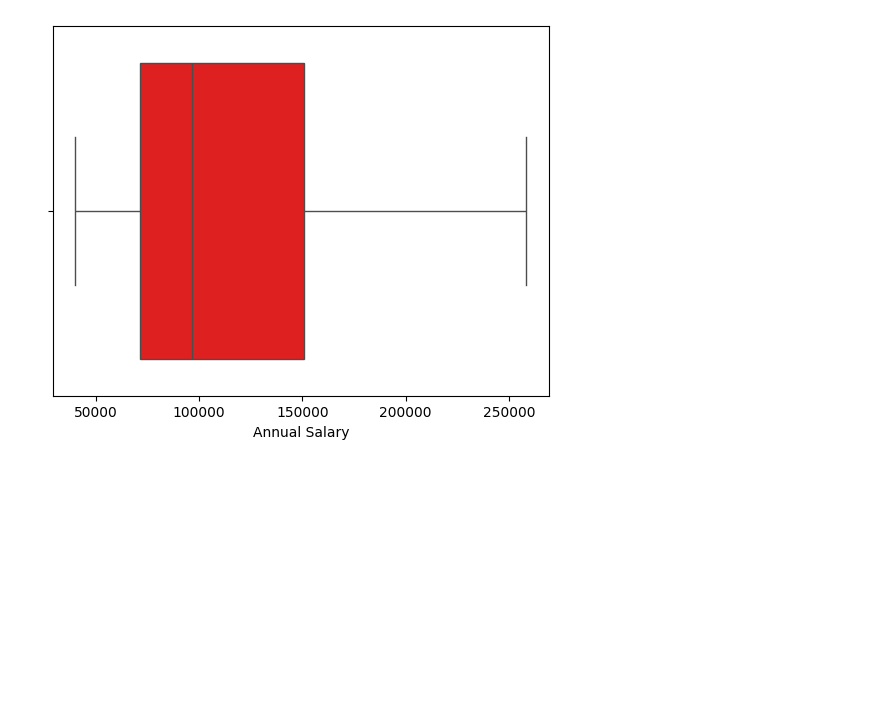
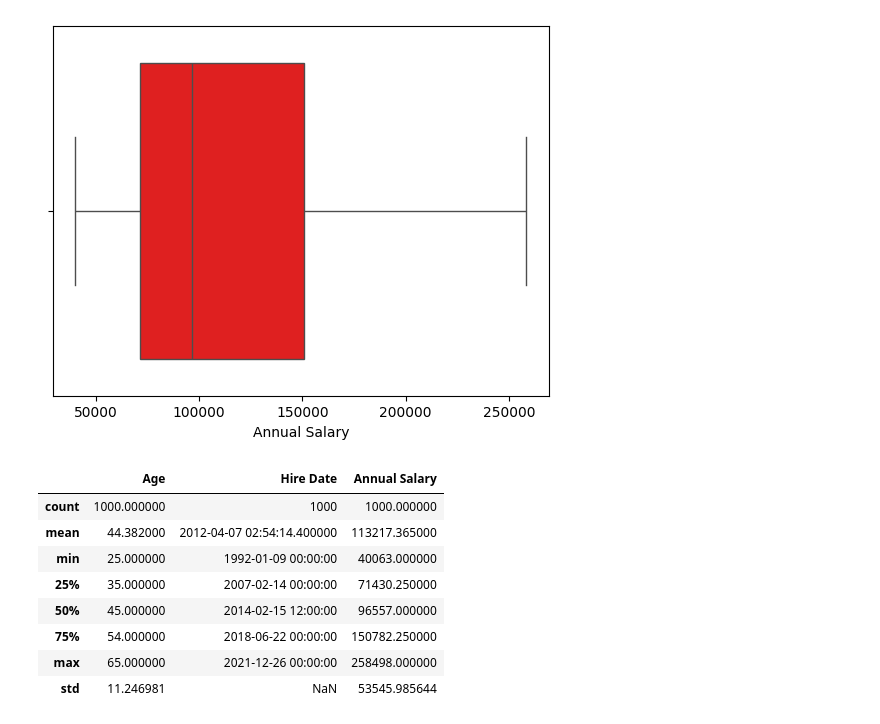
Before and after one commit to AftabQuant/Machine-Learning-Chronicles, a Jupyter notebook: Machine Learning Hub/Data Science Course/Statistics Concept/Skewness Distribution.ipynb, the cells around one changed output. Cells and saved outputs as stored; diff of their text form; code cells hidden in the pictures; blank space fills up the shorter version.

```diff
--- a/Machine Learning Hub/Data Science Course/Statistics Concept/Skewness Distribution.ipynb
+++ b/Machine Learning Hub/Data Science Course/Statistics Concept/Skewness Distribution.ipynb
@@ -53,3 +53,15 @@ sns.boxplot(data=df, x='Annual Salary', color='red')
 plt.show()
 # %% [output]
 [figure]
+# %%
+df.describe()
+# %% [output]
+|  | Age | Hire Date | Annual Salary |
+| count | 1000.000000 | 1000 | 1000.000000 |
+| mean | 44.382000 | 2012-04-07 02:54:14.400000 | 113217.365000 |
+| min | 25.000000 | 1992-01-09 00:00:00 | 40063.000000 |
+| 25% | 35.000000 | 2007-02-14 00:00:00 | 71430.250000 |
+| 50% | 45.000000 | 2014-02-15 12:00:00 | 96557.000000 |
+| 75% | 54.000000 | 2018-06-22 00:00:00 | 150782.250000 |
+| max | 65.000000 | 2021-12-26 00:00:00 | 258498.000000 |
+| std | 11.246981 | NaN | 53545.985644 |
```
Also changed, not shown: parts of 2 cells of this notebook, 3 other files.
